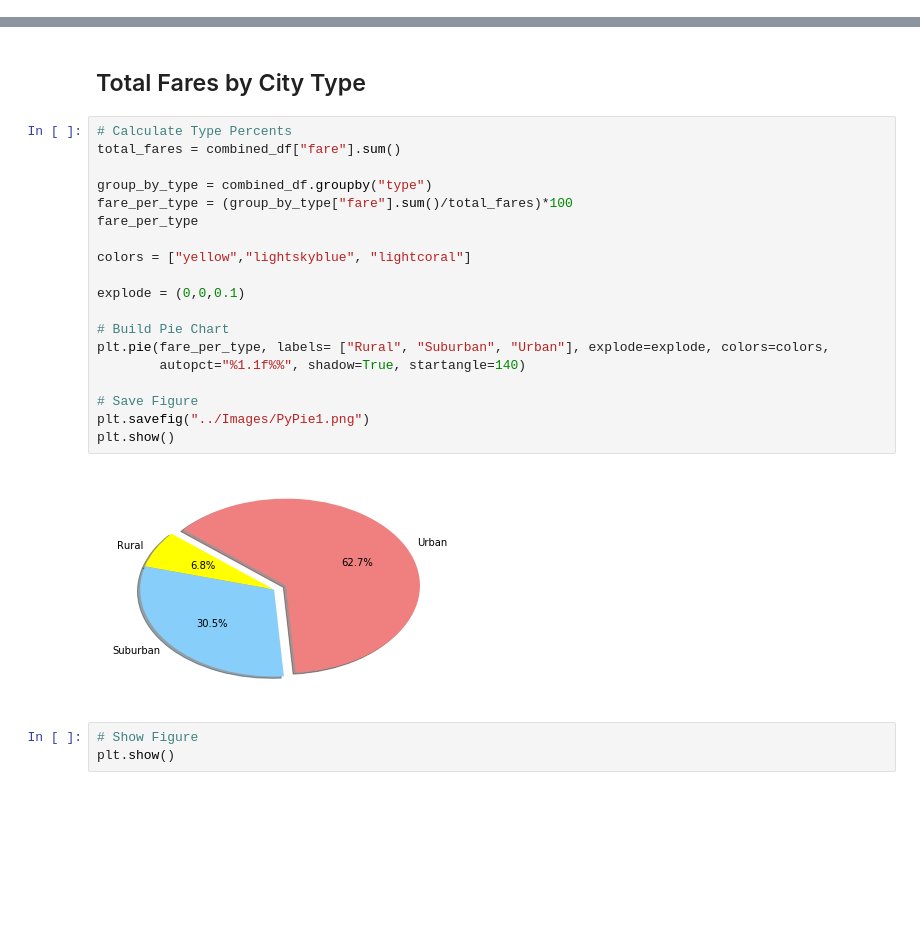
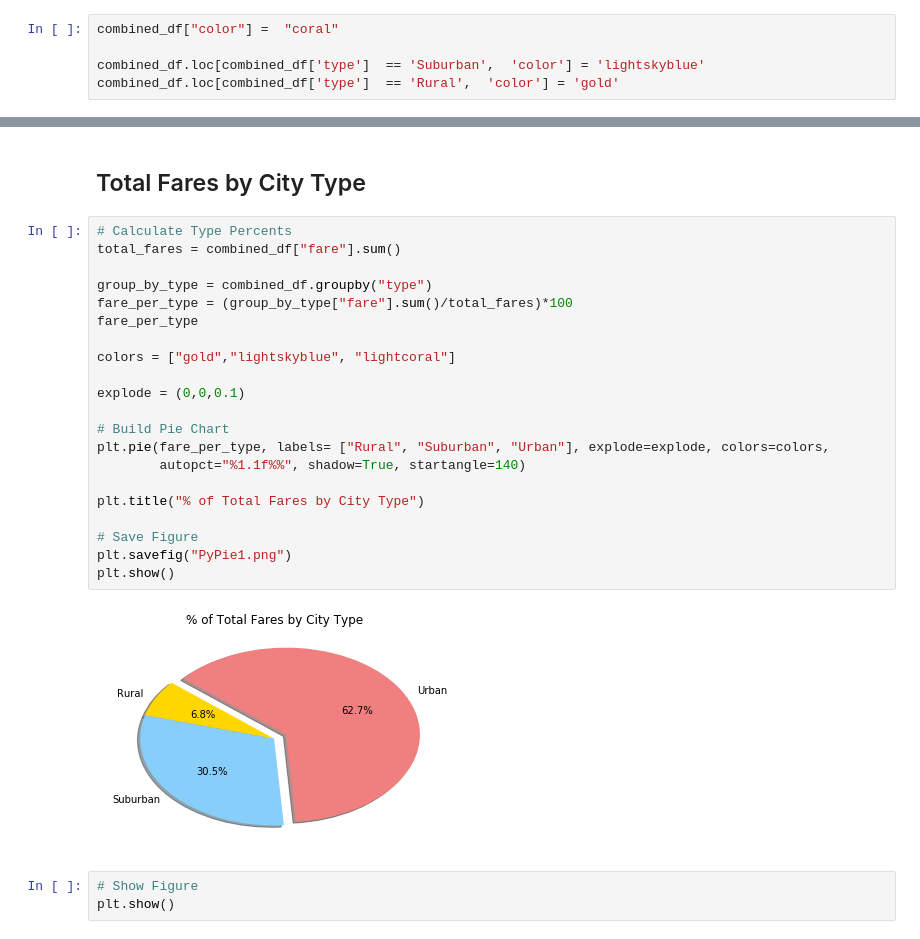
Before and after one commit to Paulagallardo96/Pyber-Matplotlib, a Jupyter notebook: pyber_starter.ipynb, the cells around one changed output, grey strips where cells are left out. Cells and saved outputs as stored; diff of their text form; blank space fills up the shorter version.

```diff
--- a/pyber_starter.ipynb
+++ b/pyber_starter.ipynb
@@ -37,5 +29,10 @@ combined_df.head()
 # %% [markdown]
 ## Bubble Plot of Ride Sharing Data
+# %%
+combined_df["color"] =  "coral"
+
+combined_df.loc[combined_df['type']  == 'Suburban',  'color'] = 'lightskyblue'
+combined_df.loc[combined_df['type']  == 'Rural',  'color'] = 'gold'
 # %%
 # Obtain the x and y coordinates for each of the three city types
 #Number_of_rides = combined_df.groupby("ride_id").count()
@@ -112,24 +112,26 @@ plt.show()
 # %%
 # Calculate Type Percents
 total_fares = combined_df["fare"].sum()
 
 group_by_type = combined_df.groupby("type")
 fare_per_type = (group_by_type["fare"].sum()/total_fares)*100
 fare_per_type
 
-colors = ["yellow","lightskyblue", "lightcoral"]
+colors = ["gold","lightskyblue", "lightcoral"]
 
 explode = (0,0,0.1)
 
 # Build Pie Chart
 plt.pie(fare_per_type, labels= ["Rural", "Suburban", "Urban"], explode=explode, colors=colors,
         autopct="%1.1f%%", shadow=True, startangle=140)
 
+plt.title("% of Total Fares by City Type")
+
 # Save Figure
-plt.savefig("../Images/PyPie1.png")
+plt.savefig("PyPie1.png")
 plt.show()
 # %% [output]
-[figure, old version]
+[figure, new version]
 # %%
 # Show Figure
 plt.show()
```
Also changed, not shown: parts of 6 cells of this notebook, 4 other files.
